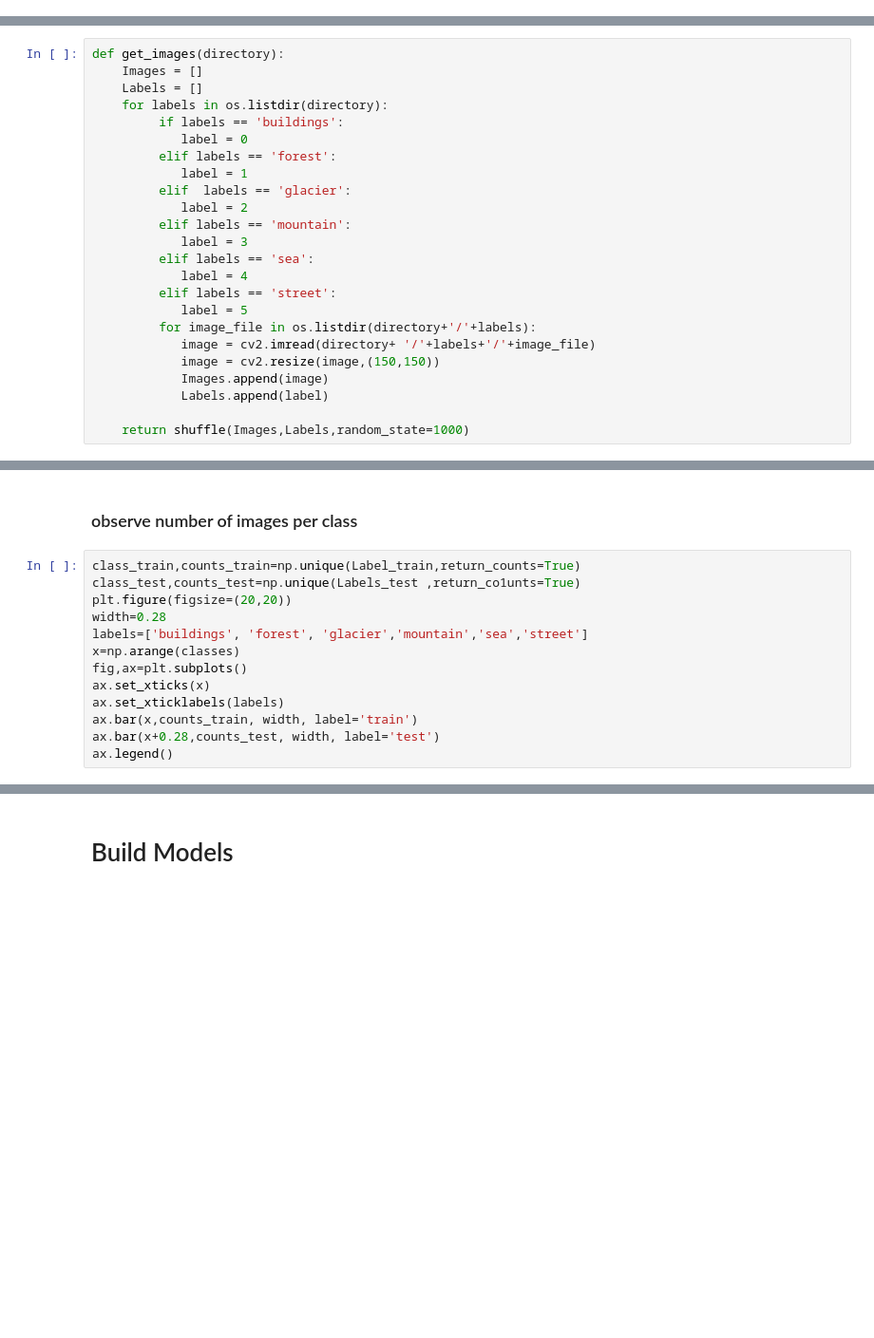
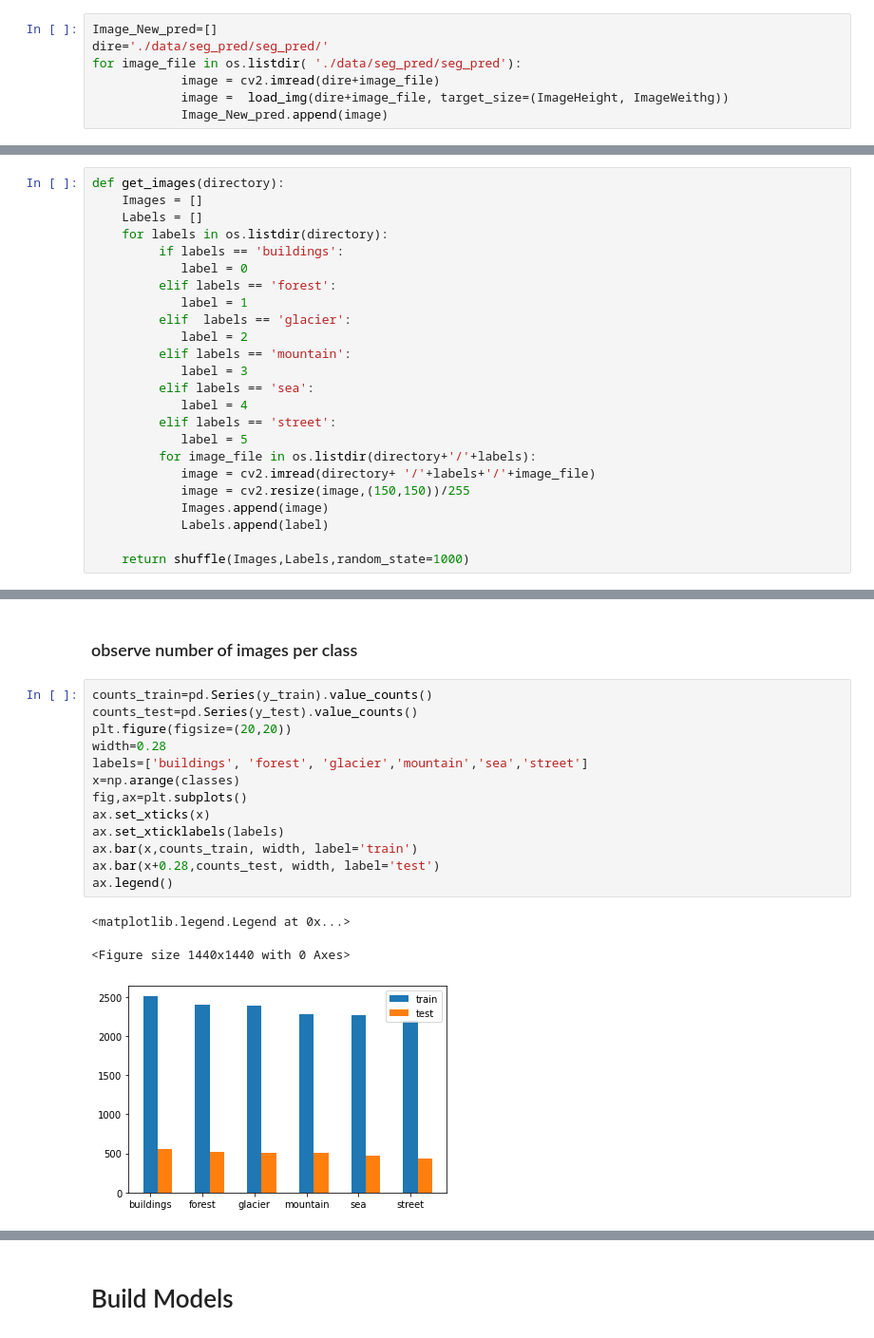
Before and after one commit to yuaquintero/U4-Project-CNN, a Jupyter notebook: CNN_Scene_clasification.ipynb, the cells around one changed output, grey strips where cells are left out. Shown at 95% size. Cells and saved outputs as stored; diff of their text form; blank space fills up the shorter version.

```diff
--- a/CNN_Scene_clasification.ipynb
+++ b/CNN_Scene_clasification.ipynb
@@ -79,2 +85,9 @@ classes=6
+# %%
+Image_New_pred=[]
+dire='./data/seg_pred/seg_pred/'
+for image_file in os.listdir( './data/seg_pred/seg_pred'):
+            image = cv2.imread(dire+image_file)
+            image =  load_img(dire+image_file, target_size=(ImageHeight, ImageWeithg))
+            Image_New_pred.append(image)
 # %% [markdown]
 # Prepare data
@@ -130,7 +115,7 @@ def get_images(directory):
             label = 5
          for image_file in os.listdir(directory+'/'+labels):
             image = cv2.imread(directory+ '/'+labels+'/'+image_file)
-            image = cv2.resize(image,(150,150))
+            image = cv2.resize(image,(150,150))/255
             Images.append(image)
             Labels.append(label)
 
@@ -159,16 +148,20 @@ print(y_test.shape)
 
 ### observe number of images per class
 # %%
-class_train,counts_train=np.unique(Label_train,return_counts=True)
-class_test,counts_test=np.unique(Labels_test ,return_co1unts=True)
+counts_train=pd.Series(y_train).value_counts()
+counts_test=pd.Series(y_test).value_counts()
 plt.figure(figsize=(20,20))
 width=0.28
 labels=['buildings', 'forest', 'glacier','mountain','sea','street']
 x=np.arange(classes)
 fig,ax=plt.subplots()
 ax.set_xticks(x)
 ax.set_xticklabels(labels)
 ax.bar(x,counts_train, width, label='train')
 ax.bar(x+0.28,counts_test, width, label='test')
 ax.legend()
+# %% [output]
+<matplotlib.legend.Legend at 0x...>
+<Figure size 1440x1440 with 0 Axes>
+[figure, added]
 # %% [markdown]
```
Also changed, not shown: parts of 55 cells of this notebook.
